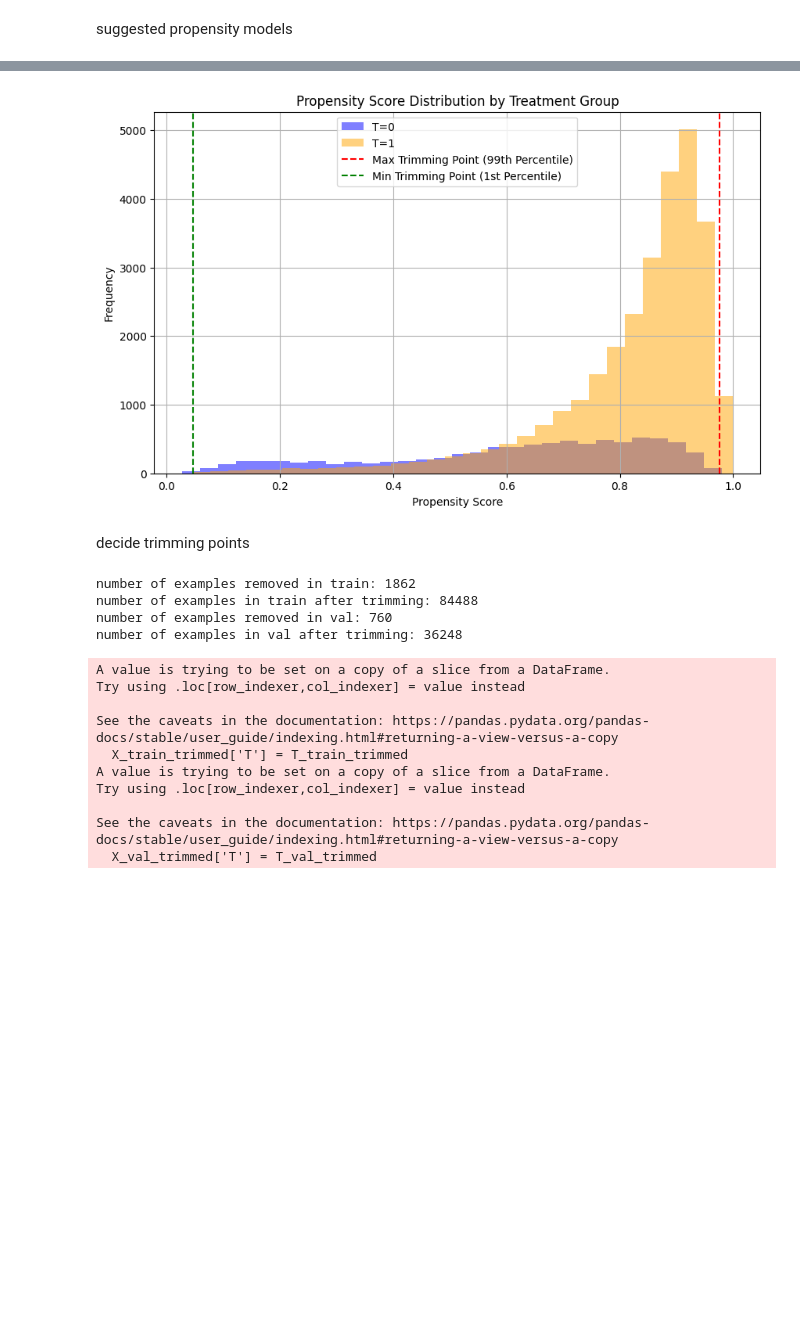
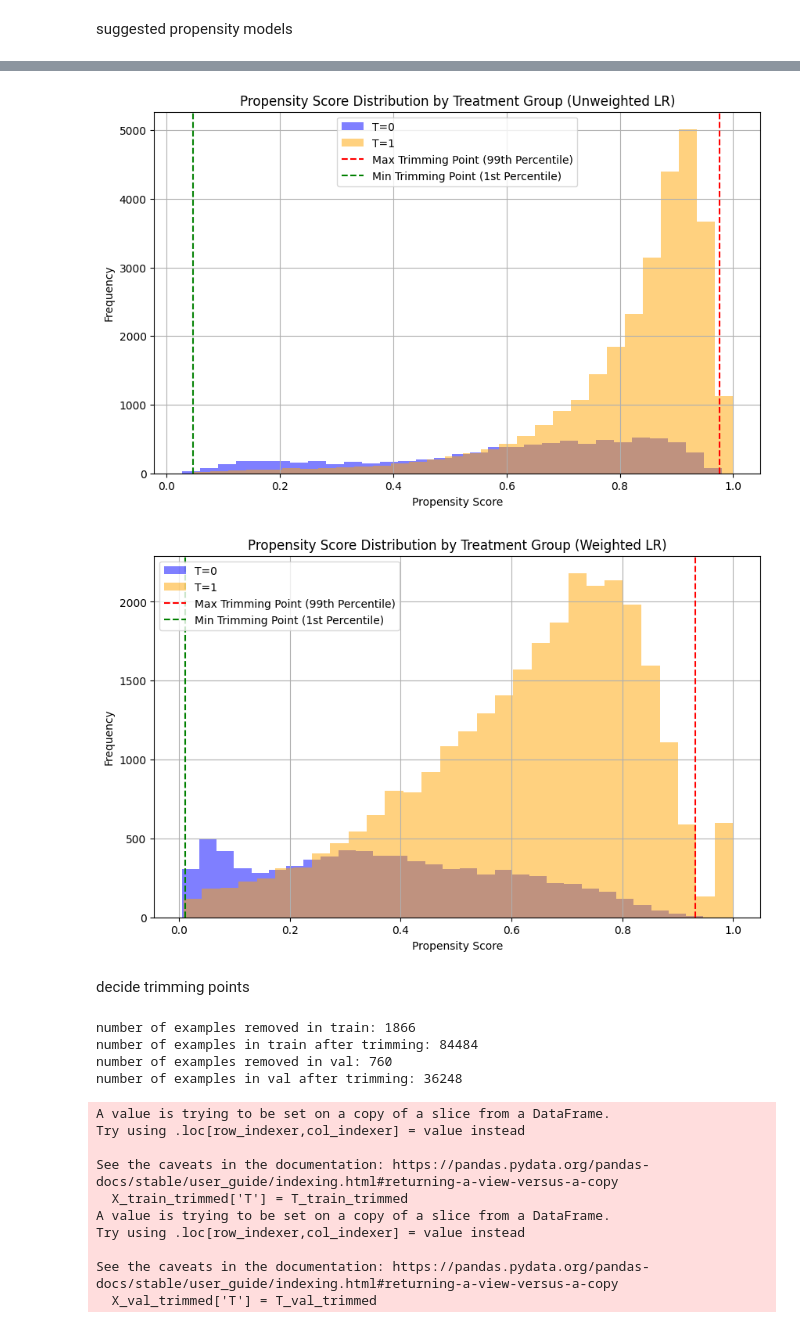
Before and after one commit to Noam-Sasson/Causal-Inference-Breastfeeding-and-Infant-Mortality, a Jupyter notebook: direct_estimation.ipynb, the cells around one changed output, grey strips where cells are left out. Saved outputs shown, nothing was run; the diff lists cells and outputs as text; code cells hidden in the pictures; blank space fills up the shorter version.

```diff
--- a/direct_estimation.ipynb
+++ b/direct_estimation.ipynb
@@ -89,14 +182,14 @@ suggested propensity models
 # %%
 # model 1: logostic regression
 from sklearn.linear_model import LogisticRegression
-def create_logistic_regression(X_train, T_train):
+def create_logistic_regression(X_train, T_train, class_weights):
     """
     Train a logistic regression model for propensity score estimation.
     :param X_train:
     :param T_train:
     :return:
     """
-    model = LogisticRegression(max_iter=1000, random_state=RANDOM_SEED)
+    model = LogisticRegression(max_iter=1000, random_state=RANDOM_SEED, class_weight=class_weights)
     return model
 
 
@@ -176,3 +269,9 @@ def create_neural_network(X_train, T_train):
 
     model = SimpleNN(X_train.shape[1])
     return model
+# %%
+logist_reg_without_class_weights = create_logistic_regression(X_train, T_train, None)
+
+propensity_model_reg = train_propensity_model(logist_reg_without_class_weights, X_train, T_train)
+eval_propensity_model(propensity_model_reg, X_val, T_val, title="Unweighted Logistic Regression", use_sample_weights=False)
+eval_propensity_model(propensity_model_reg, X_val, T_val, title="Unweighted Logistic Regression", use_sample_weights=True)
@@ -179,7 +294,12 @@ def create_neural_network(X_train, T_train):
 # %%
 # model 1: Logistic Regression
-logist_reg = create_logistic_regression(X_train, T_train)
+class_weights = {
+    1: 1 / np.mean(T_train == 1),
+    0: 1 / np.mean(T_train == 0)
+}
+logist_reg_with_class_weights = create_logistic_regression(X_train, T_train, class_weights)
 
-propensity_model_reg = train_propensity_model(logist_reg, X_train, T_train)
-eval_propensity_model(propensity_model_reg, X_val, T_val)
+propensity_model_reg_with_weights = train_propensity_model(logist_reg_with_class_weights, X_train, T_train)
+eval_propensity_model(propensity_model_reg_with_weights, X_val, T_val, title="Weighted Logistic Regression", use_sample_weights=False)
+eval_propensity_model(propensity_model_reg_with_weights, X_val, T_val, title="Weighted Logistic Regression", use_sample_weights=True)
 # %% [output]
@@ -206,5 +342,5 @@ Brier Score: 0.16922209586796633
 # %%
-def check_overlap_and_get_trimming_points(propensity_model, X_train, T_train, low_clip=0, high_clip=1):
+def check_overlap_and_get_trimming_points(propensity_model, X_train, T_train, low_clip=0, high_clip=1, model_name=""):
     """
     Show histograms of the propensity on the T=0 and the T=1 group like in the tutorial
     Use this to ascertain if there is a violation of overlap.
@@ -229,13 +365,15 @@ def check_overlap_and_get_trimming_points(propensity_model, X_train, T_train, lo
     plt.axvline(min_point, color='green', linestyle='--', label='Min Trimming Point (1st Percentile)')
     plt.xlabel('Propensity Score')
     plt.ylabel('Frequency')
-    plt.title('Propensity Score Distribution by Treatment Group')
+    plt.title('Propensity Score Distribution by Treatment Group' if model_name == "" else f'Propensity Score Distribution by Treatment Group ({model_name})')
     plt.legend()
     plt.grid()
     plt.show()
 
     return max_point, min_point
 # %%
-max_point, min_point = check_overlap_and_get_trimming_points(propensity_model_reg, X_val, T_val, 0.05, 98)
+max_point, min_point = check_overlap_and_get_trimming_points(propensity_model_reg, X_val, T_val, 0.05, 98, model_name="Unweighted LR")
+max_point_weighted, min_point_weighted = check_overlap_and_get_trimming_points(propensity_model_reg_with_weights, X_val, T_val, 0.05, 98, model_name="Weighted LR")
 # %% [output]
-[figure, old version]
+[figure, new version]
+[figure, added]
@@ -242,9 +382,9 @@ max_point, min_point = check_overlap_and_get_trimming_points(propensity_model_re
 # %% [markdown]
 decide trimming points
 # %%
-T_train_prop = propensity_model_reg.predict_proba(X_train)[:, 1]
+T_train_prop = chosen_propensity_model.predict_proba(X_train)[:, 1]
 
-mask_train = (T_train_prop > min_point) & (T_train_prop < max_point)
+mask_train = (T_train_prop > min_point_weighted) & (T_train_prop < max_point_weighted)
 X_train_trimmed = X_train[mask_train]
 T_train_trimmed = T_train[mask_train]
 y_train_trimmed = y_train[mask_train]
@@ -253,8 +393,8 @@ T_train_prop_trimmed = T_train_prop[mask_train]
 print("number of examples removed in train:", X_train.shape[0] - X_train_trimmed.shape[0])
 print("number of examples in train after trimming:", X_train_trimmed.shape[0])
 
-T_val_prop = propensity_model_reg.predict_proba(X_val)[:, 1]
-mask_val = (T_val_prop > min_point) & (T_val_prop < max_point)
+T_val_prop = chosen_propensity_model.predict_proba(X_val)[:, 1]
+mask_val = (T_val_prop > min_point_weighted) & (T_val_prop < max_point_weighted)
 X_val_trimmed = X_val[mask_val]
 T_val_trimmed = T_val[mask_val]
 y_val_trimmed = y_val[mask_val]
@@ -263,8 +403,8 @@ T_val_prop_trimmed = T_val_prop[mask_val]
 print("number of examples removed in val:", X_val.shape[0] - X_val_trimmed.shape[0])
 print("number of examples in val after trimming:", X_val_trimmed.shape[0])
 # %% [output]
-number of examples removed in train: 1862
-number of examples in train after trimming: 84488
+number of examples removed in train: 1866
+number of examples in train after trimming: 84484
 number of examples removed in val: 760
 number of examples in val after trimming: 36248
 # %%
```
Also changed, not shown: parts of 43 cells of this notebook, 3 other files.
